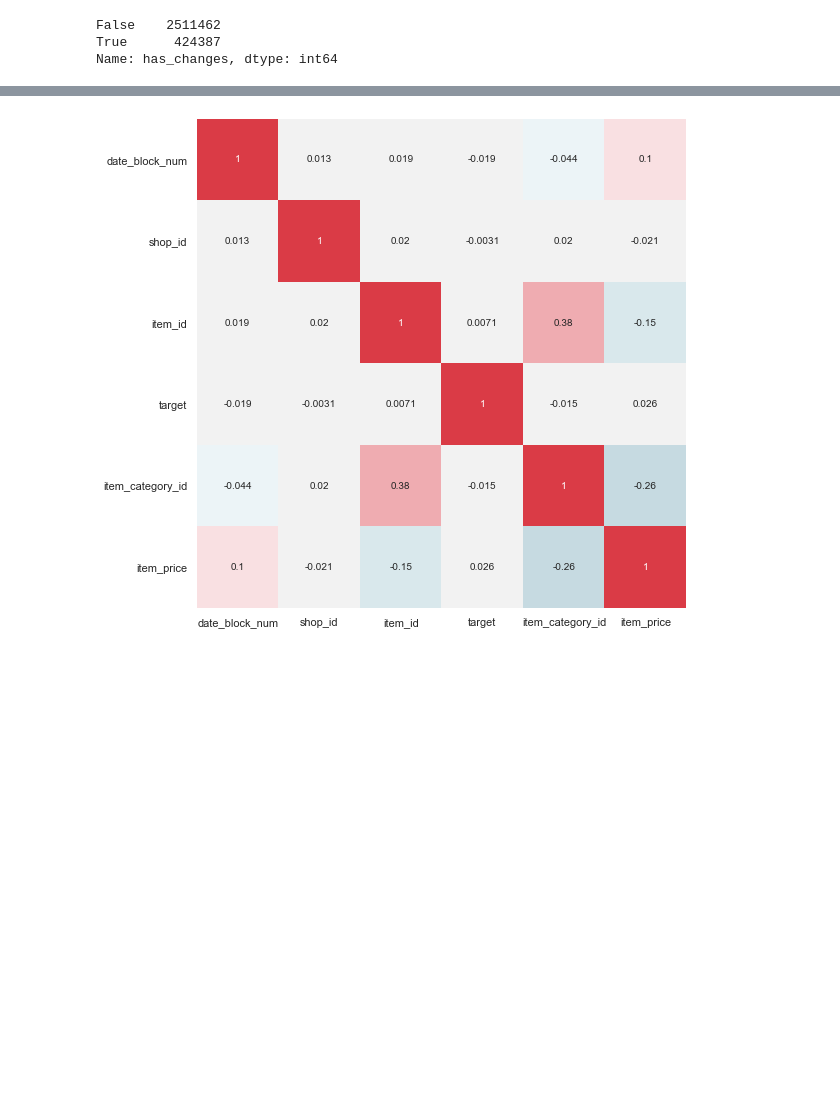
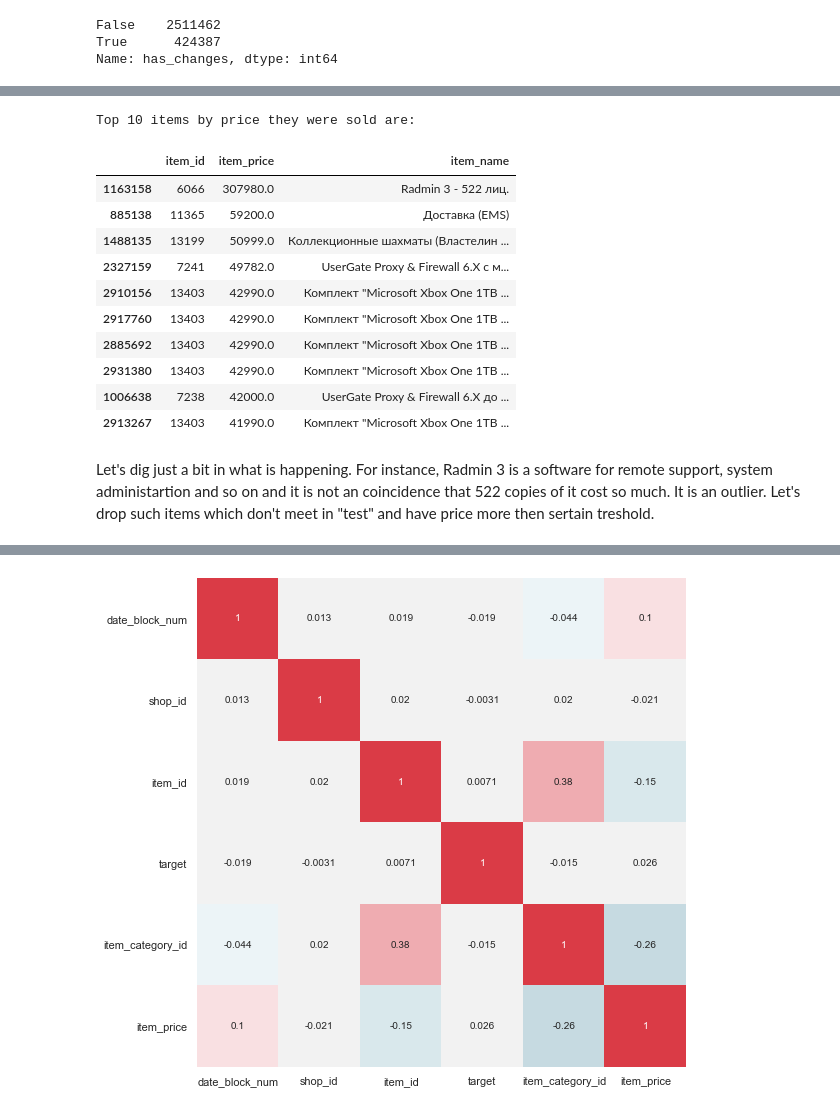
Before and after one commit to MShepelin/Predict-future-sales, a Jupyter notebook: Full workflow.ipynb, the cells around one changed output, grey strips where cells are left out. Cells and saved outputs as stored; diff of their text form; code cells hidden in the pictures; blank space fills up the shorter version.

```diff
--- a/Full workflow.ipynb
+++ b/Full workflow.ipynb
@@ -134,0 +168,27 @@ plt.show()
+# %%
+sales_train = sales_train[sales_train['item_price'] > 0]
+# %%
+whis = 1.5
+IQR = sales_train['item_price'].quantile(0.75) - sales_train['item_price'].quantile(0.25)
+outliers = sales_train[sales_train['item_price'] > sales_train['item_price'].quantile(0.75) + IQR*whis]
+
+topn = 10
+print("Top", topn, "items by price they were sold are:")
+topn_outliers = outliers.sort_values('item_price', ascending=False)[:topn].join(
+    items.drop('item_category_id', axis=1), on='item_id')[['item_id', 'item_price', 'item_name']]
+topn_outliers
+# %% [output]
+Top 10 items by price they were sold are:
+|  | item_id | item_price | item_name |
+| 1163158 | 6066 | 307980.0 | Radmin 3 - 522 лиц. |
+| 885138 | 11365 | 59200.0 | Доставка (EMS) |
+| 1488135 | 13199 | 50999.0 | Коллекционные шахматы (Властелин ... |
+| 2327159 | 7241 | 49782.0 | UserGate Proxy & Firewall 6.X с м... |
+| 2910156 | 13403 | 42990.0 | Комплект "Microsoft Xbox One 1TB ... |
+| 2917760 | 13403 | 42990.0 | Комплект "Microsoft Xbox One 1TB ... |
+| 2885692 | 13403 | 42990.0 | Комплект "Microsoft Xbox One 1TB ... |
+| 2931380 | 13403 | 42990.0 | Комплект "Microsoft Xbox One 1TB ... |
+| 1006638 | 7238 | 42000.0 | UserGate Proxy & Firewall 6.X до ... |
+| 2913267 | 13403 | 41990.0 | Комплект "Microsoft Xbox One 1TB ... |
+# %% [markdown]
+Let's dig just a bit in what is happening. For instance, Radmin 3 is a software for remote support, system administartion and so on and it is not an coincidence that 522 copies of it cost so much. It is an outlier. Let's drop such items which don't meet in "test" and have price more then sertain treshold.
```
Also changed, not shown: parts of 41 cells of this notebook.
